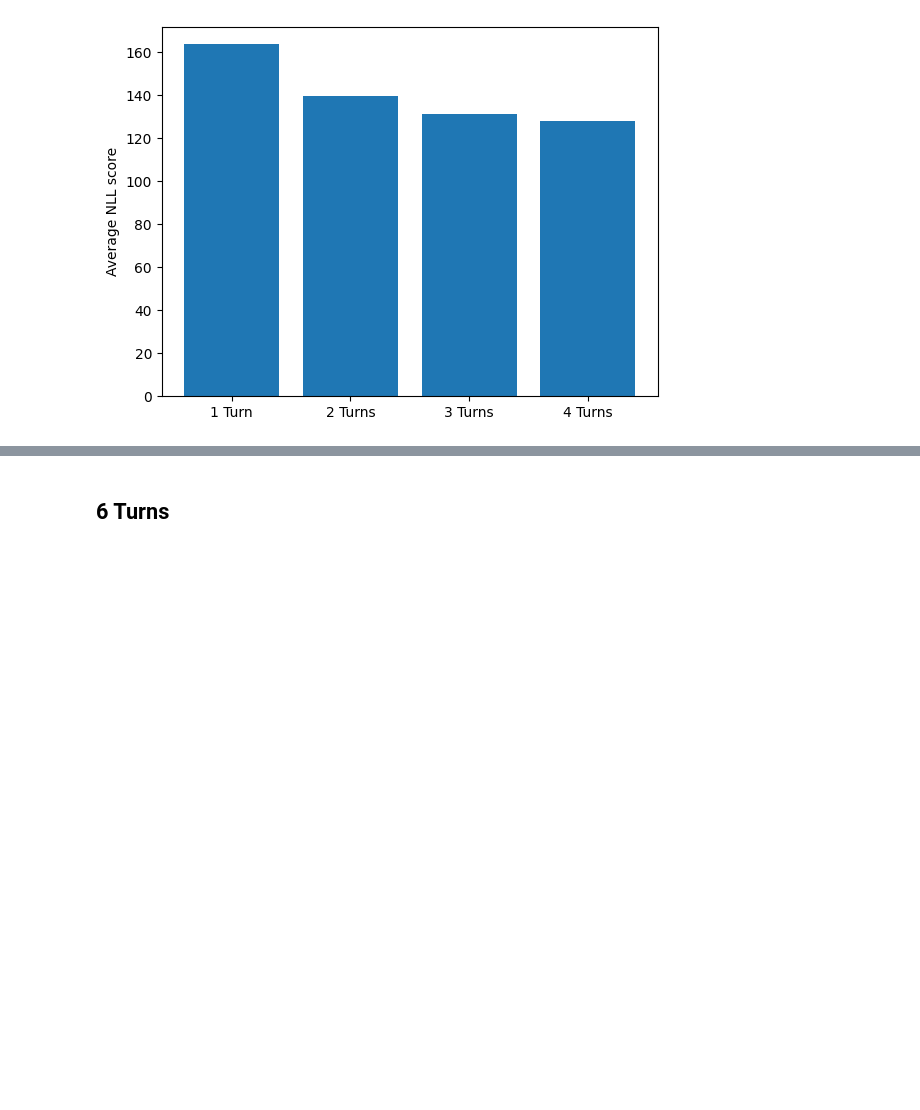
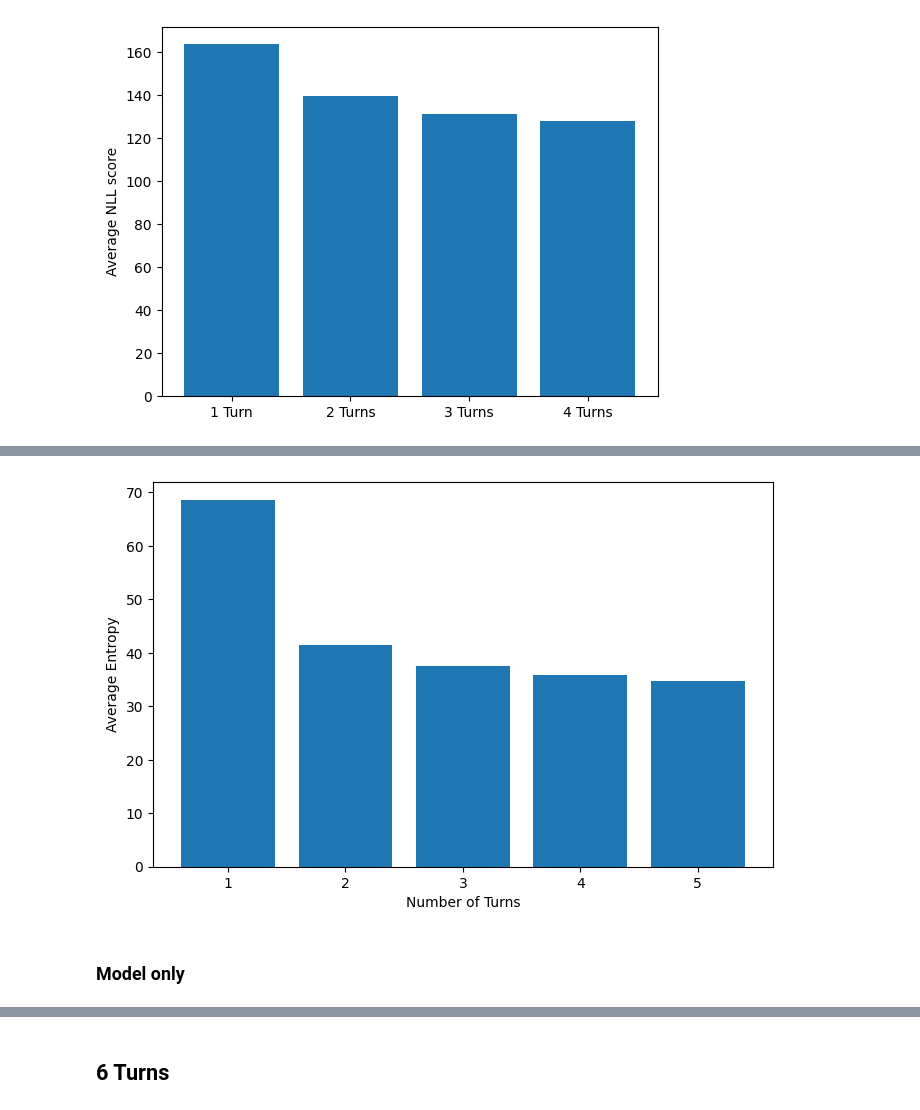
Before and after one commit to Allegra0077/llm-cross-eval, a Jupyter notebook: notebooks/exp_multi_turn_visualize.ipynb, the cells around one changed output, grey strips where cells are left out. Saved outputs shown, nothing was run; the diff lists cells and outputs as text; code cells hidden in the pictures; blank space fills up the shorter version.

```diff
--- a/notebooks/exp_multi_turn_visualize.ipynb
+++ b/notebooks/exp_multi_turn_visualize.ipynb
@@ -32,0 +196,6 @@ plt.show()
+# %%
+bar_chart(avg_entropy, turns, nll=False)
+# %% [output]
+[figure, added]
+# %% [markdown]
+### Model only
```
Also changed, not shown: parts of 77 cells of this notebook, 5 other files.
